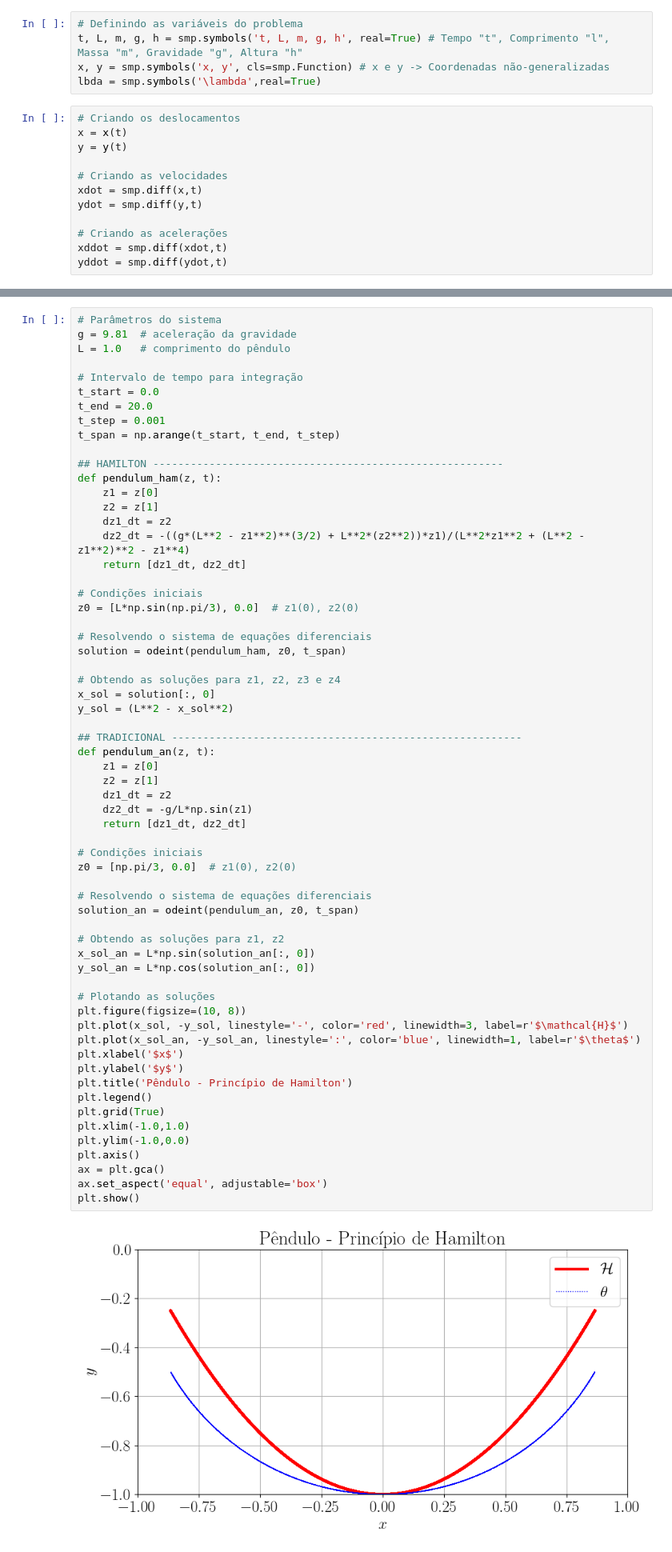
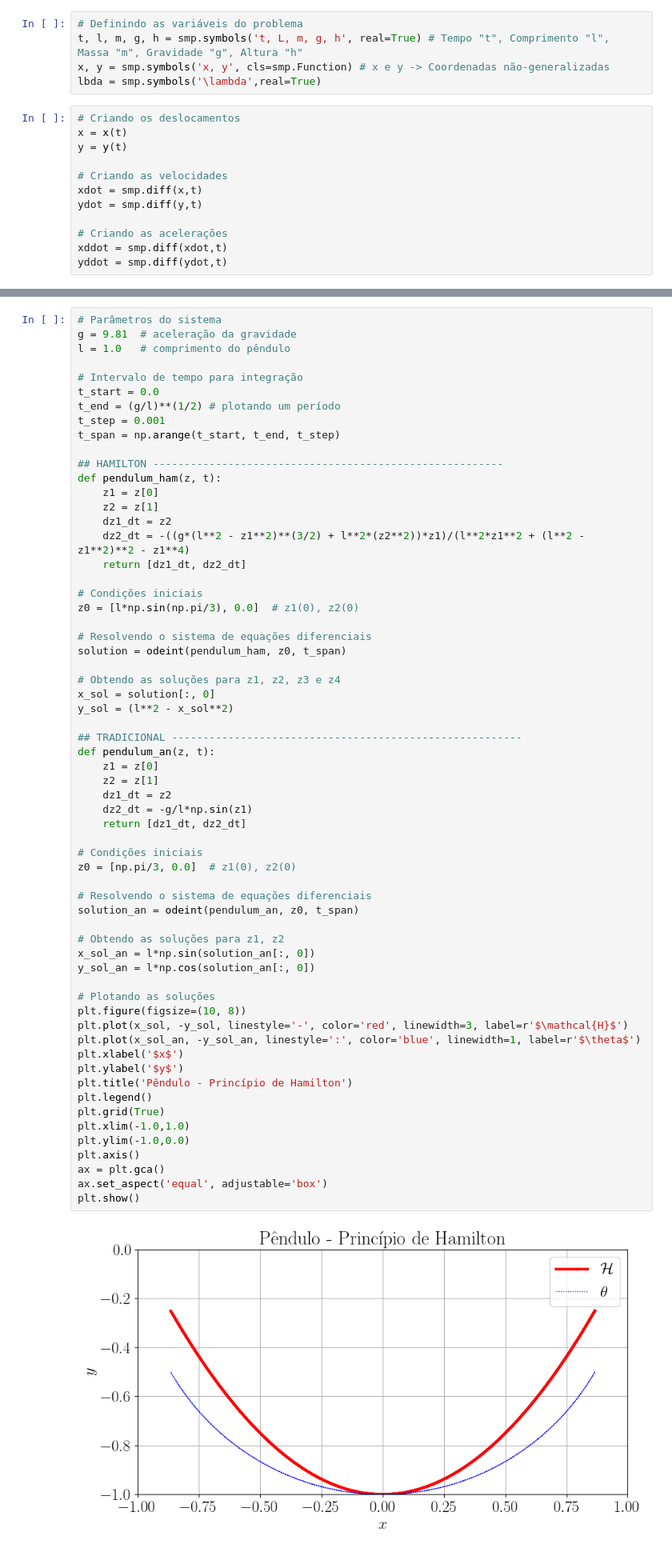
Before and after one commit to estevaofuzaro98/dinamicaPPGEM, a Jupyter notebook: PenduloHamilton.ipynb, the cells around one changed output, grey strips where cells are left out. Shown at 80% size. Cells and saved outputs as stored; diff of their text form.

```diff
--- a/PenduloHamilton.ipynb
+++ b/PenduloHamilton.ipynb
@@ -30,7 +30,7 @@ rc('text', usetex=True)
 ### **1. Fazendo por $x$ e $y$.**
 # %%
 # Definindo as variáveis do problema
-t, L, m, g, h = smp.symbols('t, L, m, g, h', real=True) # Tempo "t", Comprimento "l", Massa "m", Gravidade "g", Altura "h"
+t, l, m, g, h = smp.symbols('t, L, m, g, h', real=True) # Tempo "t", Comprimento "l", Massa "m", Gravidade "g", Altura "h"
 x, y = smp.symbols('x, y', cls=smp.Function) # x e y -> Coordenadas não-generalizadas
 lbda = smp.symbols('\lambda',real=True)
 # %%
@@ -69,11 +69,11 @@ $\displaystyle 0$
 # %%
 # Parâmetros do sistema
 g = 9.81  # aceleração da gravidade
-L = 1.0   # comprimento do pêndulo
+l = 1.0   # comprimento do pêndulo
 
 # Intervalo de tempo para integração
 t_start = 0.0
-t_end = 20.0
+t_end = (g/l)**(1/2) # plotando um período
 t_step = 0.001
 t_span = np.arange(t_start, t_end, t_step)
 
@@ -82,51 +82,51 @@ def pendulum_ham(z, t):
     z1 = z[0]
     z2 = z[1]
     dz1_dt = z2
-    dz2_dt = -((g*(L**2 - z1**2)**(3/2) + L**2*(z2**2))*z1)/(L**2*z1**2 + (L**2 - z1**2)**2 - z1**4)
+    dz2_dt = -((g*(l**2 - z1**2)**(3/2) + l**2*(z2**2))*z1)/(l**2*z1**2 + (l**2 - z1**2)**2 - z1**4)
     return [dz1_dt, dz2_dt]
 
 # Condições iniciais
-z0 = [L*np.sin(np.pi/3), 0.0]  # z1(0), z2(0)
+z0 = [l*np.sin(np.pi/3), 0.0]  # z1(0), z2(0)
 
 # Resolvendo o sistema de equações diferenciais
 solution = odeint(pendulum_ham, z0, t_span)
 
 # Obtendo as soluções para z1, z2, z3 e z4
 x_sol = solution[:, 0]
-y_sol = (L**2 - x_sol**2)
+y_sol = (l**2 - x_sol**2)
 
 ## TRADICIONAL --------------------------------------------------------
 def pendulum_an(z, t):
     z1 = z[0]
     z2 = z[1]
     dz1_dt = z2
-    dz2_dt = -g/L*np.sin(z1)
+    dz2_dt = -g/l*np.sin(z1)
     return [dz1_dt, dz2_dt]
 
 # Condições iniciais
 z0 = [np.pi/3, 0.0]  # z1(0), z2(0)
 
 # Resolvendo o sistema de equações diferenciais
 solution_an = odeint(pendulum_an, z0, t_span)
 
 # Obtendo as soluções para z1, z2
-x_sol_an = L*np.sin(solution_an[:, 0])
-y_sol_an = L*np.cos(solution_an[:, 0])
+x_sol_an = l*np.sin(solution_an[:, 0])
+y_sol_an = l*np.cos(solution_an[:, 0])
 
 # Plotando as soluções
 plt.figure(figsize=(10, 8))
 plt.plot(x_sol, -y_sol, linestyle='-', color='red', linewidth=3, label=r'$\mathcal{H}$')
 plt.plot(x_sol_an, -y_sol_an, linestyle=':', color='blue', linewidth=1, label=r'$\theta$')
 plt.xlabel('$x$')
 plt.ylabel('$y$')
 plt.title('Pêndulo - Princípio de Hamilton')
 plt.legend()
 plt.grid(True)
 plt.xlim(-1.0,1.0)
 plt.ylim(-1.0,0.0)
 plt.axis()
 ax = plt.gca()
 ax.set_aspect('equal', adjustable='box')
 plt.show()
 # %% [output]
-[figure, old version]
+[figure, new version]
```
Also changed, not shown: parts of 2 cells of this notebook, 2 other files.
